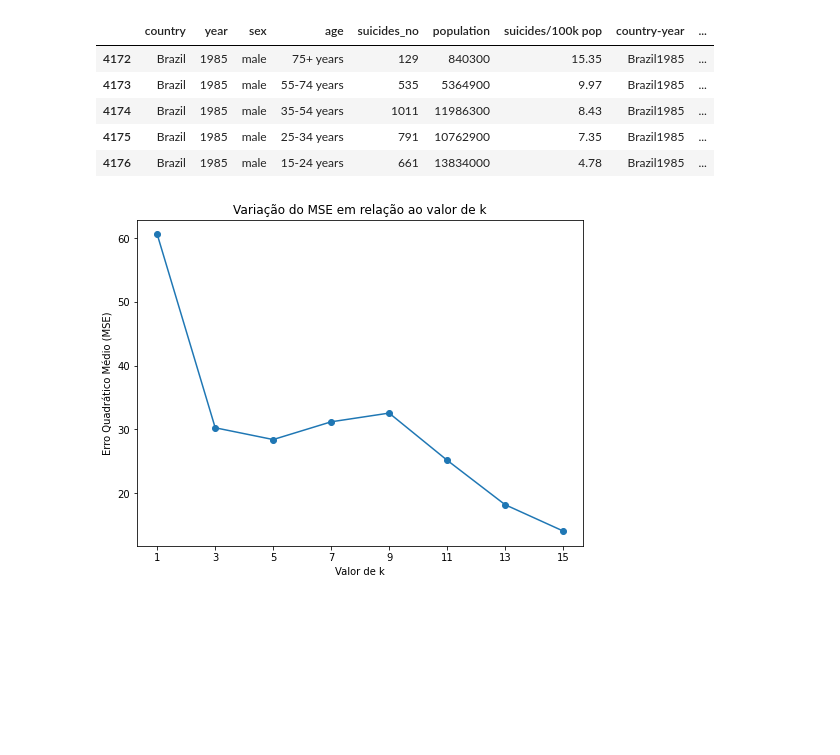
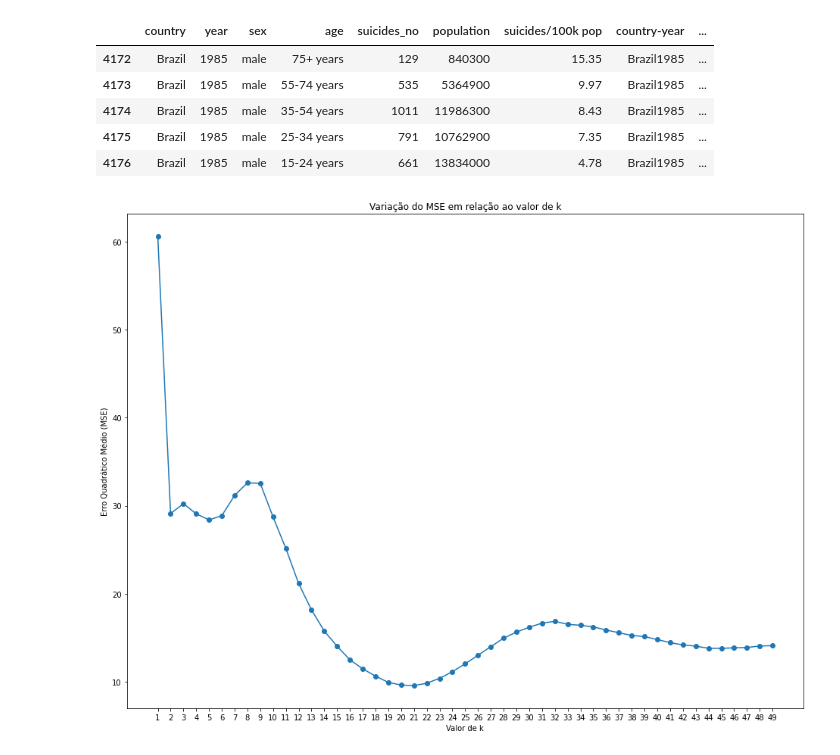
Before and after one commit to mauricio-sj/Trabalho_02_Introducao-ao-Aprendizado-de-Maquina-ENGG67, a Jupyter notebook: Regressão_kNN_setembro_amarelo.ipynb, the cells around one changed output. Drawn from its saved outputs; the diff is of its cells as text; code cells hidden in the pictures; blank space fills up the shorter version.

```diff
--- a/Regressão_kNN_setembro_amarelo.ipynb
+++ b/Regressão_kNN_setembro_amarelo.ipynb
@@ -79,10 +79,8 @@ import numpy as np
 import matplotlib.pyplot as plt
 from sklearn.neighbors import KNeighborsRegressor
 from sklearn.model_selection import train_test_split
-from sklearn.metrics import mean_squared_error, r2_score
+from sklearn.metrics import mean_squared_error
 from sklearn.preprocessing import OneHotEncoder, StandardScaler
-
-%matplotlib inline
 
 # Carregar o arquivo CSV
 df = pd.read_csv("suicide_rates.csv")
@@ -109,36 +107,36 @@ X_normalized = scaler.fit_transform(X_encoded)
 X_train, X_test, y_train, y_test = train_test_split(X_normalized, y, test_size=0.2, random_state=42)
 
 # Valores de k a serem testados
-k_values = [1, 3, 5, 7, 9, 11, 13, 15]
+k_values = range(1, 50)
 
 # Lista para armazenar os valores de MSE para cada valor de k
 mse_values = []
 
 # Loop pelos diferentes valores de k
 for k in k_values:
     # Criar o modelo k-NN para regressão
     knn = KNeighborsRegressor(n_neighbors=k)
 
     # Ajustar o modelo aos dados de treinamento
     knn.fit(X_train, y_train)
 
     # Fazer previsões nos dados de teste
     y_pred = knn.predict(X_test)
 
     # Calcular o erro quadrático médio (MSE)
     mse = mean_squared_error(y_test, y_pred)
     mse_values.append(mse)
 
 # Plotar o gráfico de variação do MSE em relação ao valor de k
-plt.figure(figsize=(8, 6))
+plt.figure(figsize=(16, 12))
 plt.plot(k_values, mse_values, marker='o')
 plt.xlabel('Valor de k')
 plt.ylabel('Erro Quadrático Médio (MSE)')
 plt.title('Variação do MSE em relação ao valor de k')
 plt.xticks(k_values)
 plt.show()
 # %% [output]
-[figure, old version]
+[figure, new version]
 # %%
 
 # Filtrar somente os dados do Brasil
```
Also changed, not shown: parts of 1 cell of this notebook.
